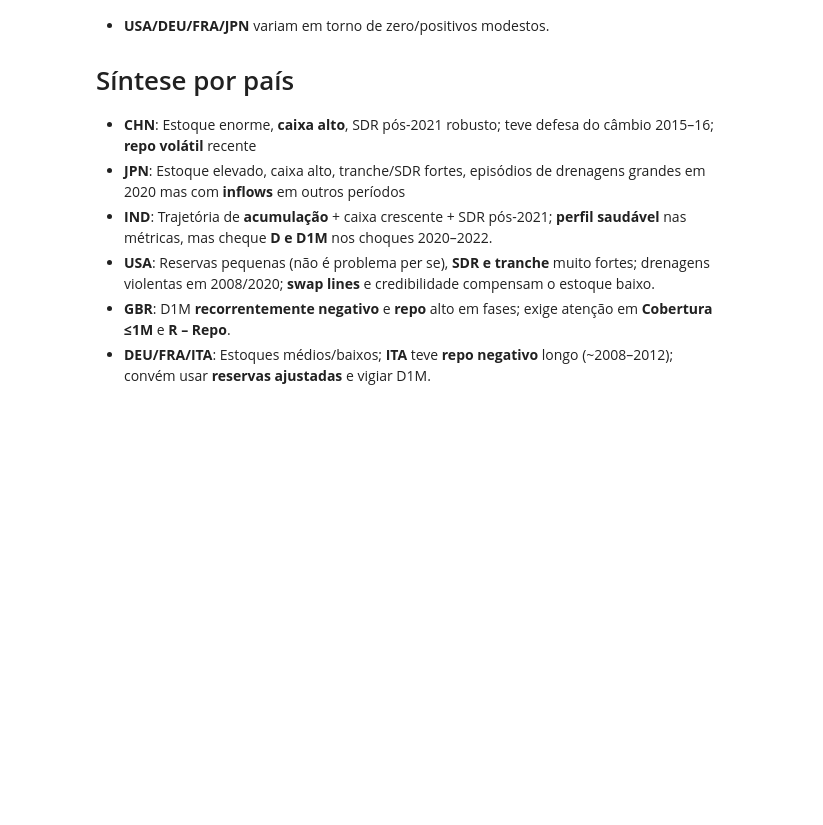
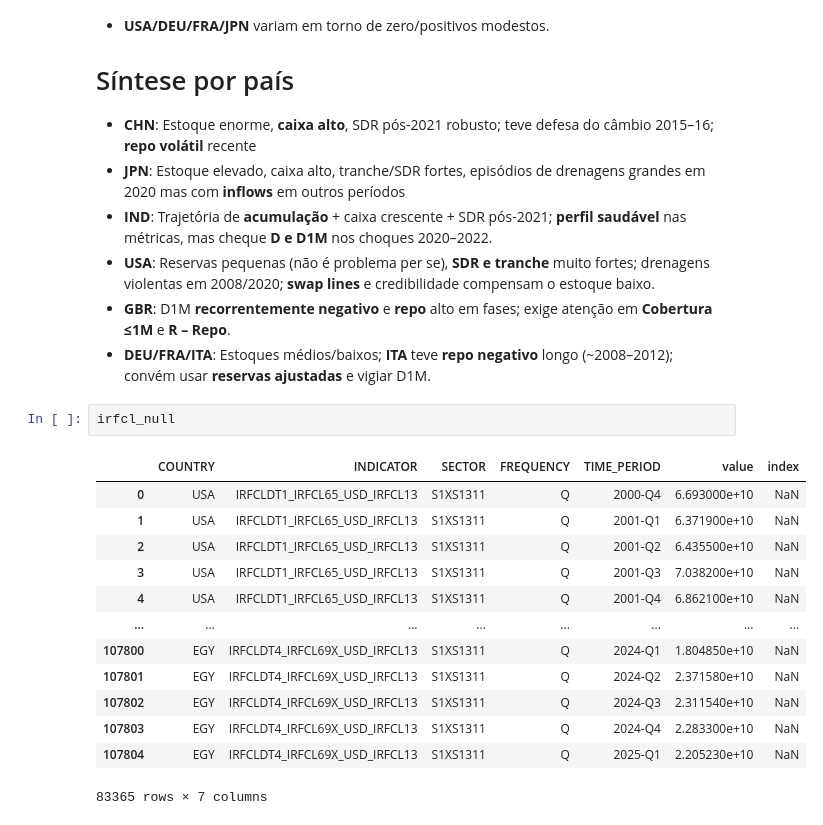
Before and after one commit to caiolamego/TrabalhoSBD2, a Jupyter notebook: base_dados/Resultados/analise_IRFCL.ipynb, the cells around one changed output. Saved outputs shown, nothing was run; the diff lists cells and outputs as text; blank space fills up the shorter version.

```diff
--- a/base_dados/Resultados/analise_IRFCL.ipynb
+++ b/base_dados/Resultados/analise_IRFCL.ipynb
@@ -360,3 +334,19 @@ for indicador_sign in indicadores:
 * **USA**: Reservas pequenas (não é problema per se), **SDR e tranche** muito fortes; drenagens violentas em 2008/2020; **swap lines** e credibilidade compensam o estoque baixo.
 * **GBR**: D1M **recorrentemente negativo** e **repo** alto em fases; exige atenção em **Cobertura ≤1M** e **R – Repo**.
 * **DEU/FRA/ITA**: Estoques médios/baixos; **ITA** teve **repo negativo** longo (~2008–2012); convém usar **reservas ajustadas** e vigiar D1M.
+# %%
+irfcl_null
+# %% [output]
+|  | COUNTRY | INDICATOR | SECTOR | FREQUENCY | TIME_PERIOD | value | index |
+| 0 | USA | IRFCLDT1_IRFCL65_USD_IRFCL13 | S1XS1311 | Q | 2000-Q4 | 6.693000e+10 | NaN |
+| 1 | USA | IRFCLDT1_IRFCL65_USD_IRFCL13 | S1XS1311 | Q | 2001-Q1 | 6.371900e+10 | NaN |
+| 2 | USA | IRFCLDT1_IRFCL65_USD_IRFCL13 | S1XS1311 | Q | 2001-Q2 | 6.435500e+10 | NaN |
+| 3 | USA | IRFCLDT1_IRFCL65_USD_IRFCL13 | S1XS1311 | Q | 2001-Q3 | 7.038200e+10 | NaN |
+| 4 | USA | IRFCLDT1_IRFCL65_USD_IRFCL13 | S1XS1311 | Q | 2001-Q4 | 6.862100e+10 | NaN |
+| ... | ... | ... | ... | ... | ... | ... | ... |
+| 107800 | EGY | IRFCLDT4_IRFCL69X_USD_IRFCL13 | S1XS1311 | Q | 2024-Q1 | 1.804850e+10 | NaN |
+| 107801 | EGY | IRFCLDT4_IRFCL69X_USD_IRFCL13 | S1XS1311 | Q | 2024-Q2 | 2.371580e+10 | NaN |
+| 107802 | EGY | IRFCLDT4_IRFCL69X_USD_IRFCL13 | S1XS1311 | Q | 2024-Q3 | 2.311540e+10 | NaN |
+| 107803 | EGY | IRFCLDT4_IRFCL69X_USD_IRFCL13 | S1XS1311 | Q | 2024-Q4 | 2.283300e+10 | NaN |
+| 107804 | EGY | IRFCLDT4_IRFCL69X_USD_IRFCL13 | S1XS1311 | Q | 2025-Q1 | 2.205230e+10 | NaN |
+83365 rows × 7 columns
```
Also changed, not shown: parts of 8 cells of this notebook, 5 other files.
